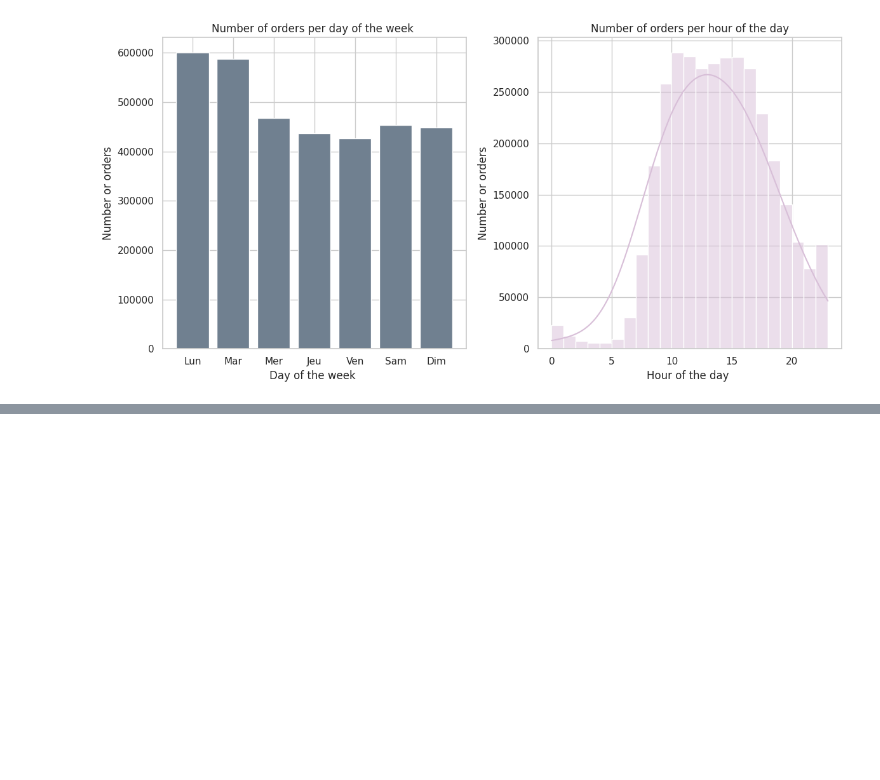
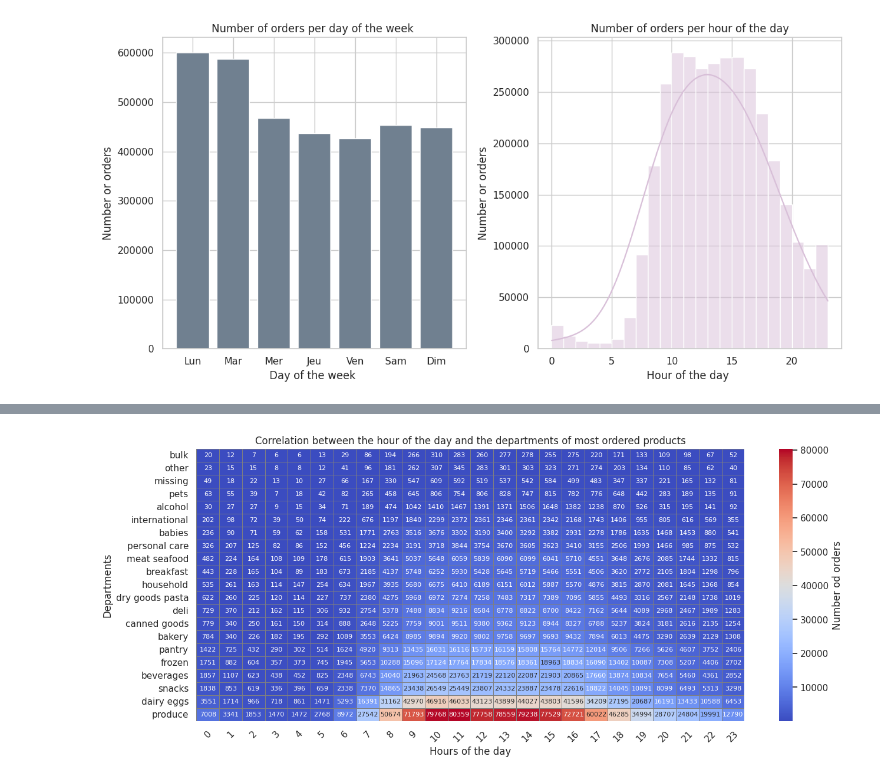
Before and after one commit to LisaRXN/bigdata_python, a Jupyter notebook: Untitled2.ipynb, the cells around one changed output, grey strips where cells are left out. Drawn from its saved outputs; the diff is of its cells as text; code cells hidden in the pictures; blank space fills up the shorter version.

```diff
--- a/Untitled2.ipynb
+++ b/Untitled2.ipynb
@@ -459,0 +447,33 @@ plt.show()
+# %%
+# # Regrouper les données par heure et département
+orders_departments_grouped = orders_departments.groupby(['order_hour_of_day', 'department']).size().reset_index(name='order_count')
+
+# Trier les départements en fonction des ventes totales, du plus grand au plus petit
+department_sales = orders_departments_grouped.groupby('department')['order_count'].sum().reset_index().sort_values(by='order_count', ascending=True)
+
+# # pivot pour les départements (par 'department') vs. jours de la semaine
+department_pivot = orders_departments_grouped.pivot(index='department', columns='order_hour_of_day', values='order_count')
+
+department_pivot = department_pivot.loc[department_sales['department']]
+
+# # Visualisation avec un heatmap
+plt.figure(figsize=(15, 6))
+
+sns.heatmap(
+    department_pivot,
+    cmap='coolwarm',
+    annot=True,
+    fmt='.0f',
+    annot_kws={'size': 8},
+    cbar_kws={'label': 'Number od orders'},
+    linewidths=0.5,
+    linecolor='gray')
+
+plt.title("Correlation between the hour of the day and the departments of most ordered products")
+plt.xlabel("Hours of the day")
+plt.ylabel("Departments")
+plt.xticks(rotation=45)
+plt.yticks(rotation=0)
+plt.show()
+# %% [output]
+[figure, added]
```
Also changed, not shown: parts of 5 cells of this notebook.
